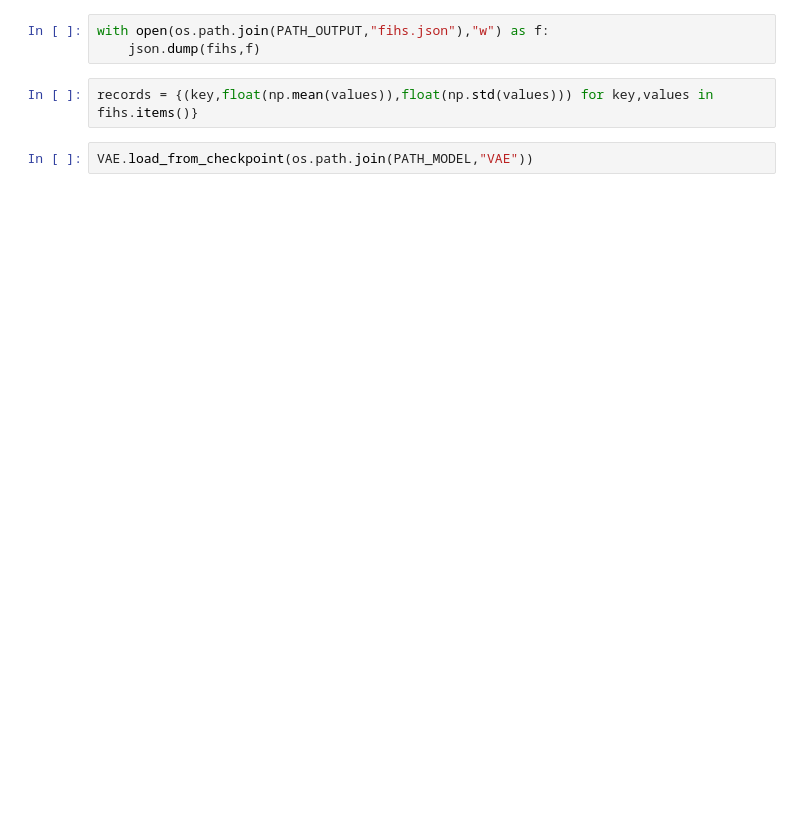
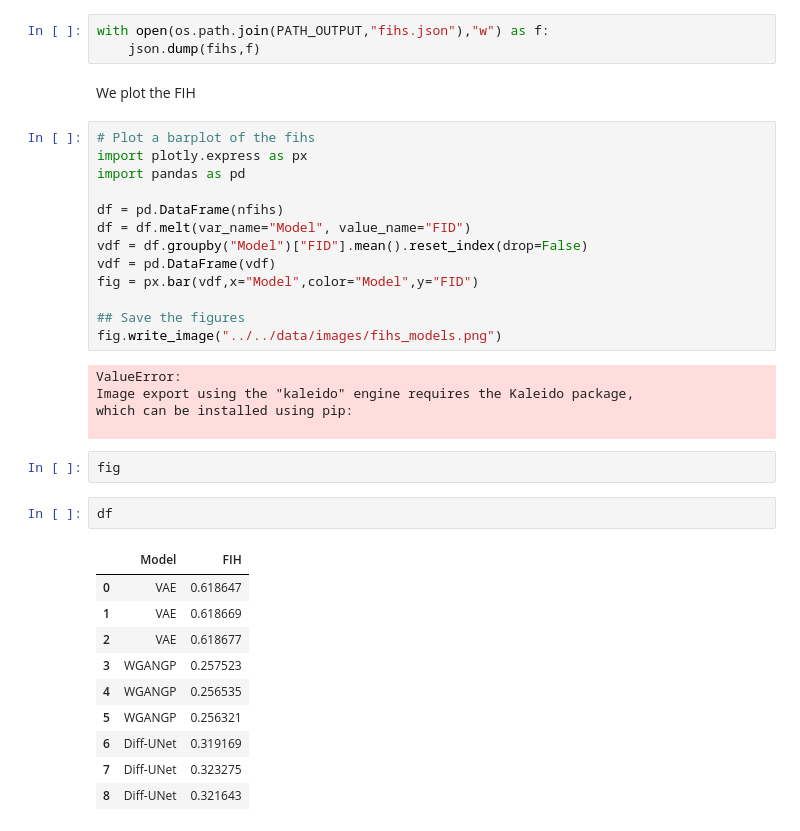
Before and after one commit to adelabriere/portfolio-cellpainting-gen, a Jupyter notebook: src/notebooks/evaluate_models.ipynb, the cells around one changed output. Saved outputs shown, nothing was run; the diff lists cells and outputs as text; blank space fills up the shorter version.

```diff
--- a/src/notebooks/evaluate_models.ipynb
+++ b/src/notebooks/evaluate_models.ipynb
@@ -91,7 +209,38 @@ dict_keys(['VAE', 'WGANGP', 'Diff-UNet'])
 # %%
 with open(os.path.join(PATH_OUTPUT,"fihs.json"),"w") as f:
     json.dump(fihs,f)
-# %%
-records = {(key,float(np.mean(values)),float(np.std(values))) for key,values in fihs.items()}
-# %%
-VAE.load_from_checkpoint(os.path.join(PATH_MODEL,"VAE"))
+# %% [markdown]
+We plot the FIH
+# %%
+# Plot a barplot of the fihs
+import plotly.express as px
+import pandas as pd
+
+df = pd.DataFrame(nfihs)
+df = df.melt(var_name="Model", value_name="FID")
+vdf = df.groupby("Model")["FID"].mean().reset_index(drop=False)
+vdf = pd.DataFrame(vdf)
+fig = px.bar(vdf,x="Model",color="Model",y="FID")
+
+## Save the figures
+fig.write_image("../../data/images/fihs_models.png")
+# %% [output]
+ValueError:
+Image export using the "kaleido" engine requires the Kaleido package,
+which can be installed using pip:
+
+# %%
+fig
+# %%
+df
+# %% [output]
+|  | Model | FIH |
+| 0 | VAE | 0.618647 |
+| 1 | VAE | 0.618669 |
+| 2 | VAE | 0.618677 |
+| 3 | WGANGP | 0.257523 |
+| 4 | WGANGP | 0.256535 |
+| 5 | WGANGP | 0.256321 |
+| 6 | Diff-UNet | 0.319169 |
+| 7 | Diff-UNet | 0.323275 |
+| 8 | Diff-UNet | 0.321643 |
```
Also changed, not shown: parts of 24 cells of this notebook, 53 other files.
